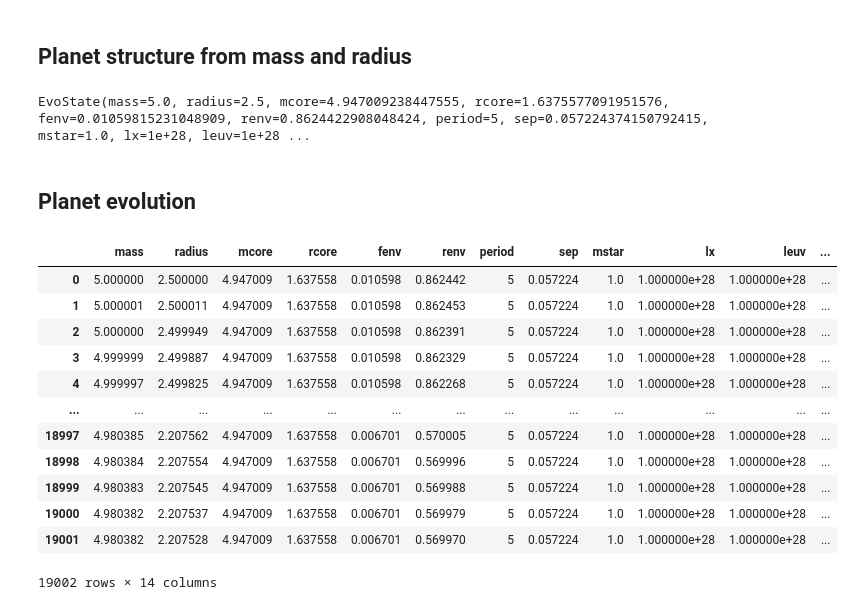
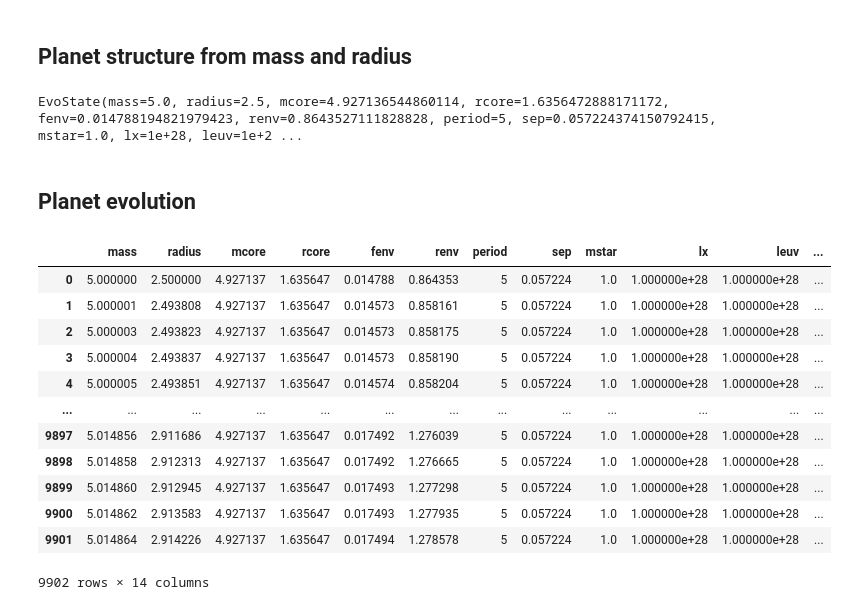
Before and after one commit to jorgefz/photoevolver, a Jupyter notebook: examples/future-evolution.ipynb, the cells around one changed output. Cells and saved outputs as stored; diff of their text form; code cells hidden in the pictures.

Commit message:
Fixed bug with fenv definition in evolution

```diff
--- a/examples/future-evolution.ipynb
+++ b/examples/future-evolution.ipynb
@@ -36,7 +34,7 @@ planet.set_models(
 Now that the planet's parameters and models have been set up,
 you can solve for its internal structure, namely its core and envelope parameters.
 """
-structure = planet.solve_structure(age=100.0)
+structure = planet.solve_structure(age=1000.0)
 
 """
 With this configuration, at the age of 100 Myr, the models tell us
@@ -45,33 +43,33 @@ and a gaseous envelope consisting on 1% of the planet's mass (`fenv`).
 """
 structure
 # %% [output]
-EvoState(mass=5.0, radius=2.5, mcore=4.947009238447555, rcore=1.6375577091951576, fenv=0.01059815231048909, renv=0.8624422908048424, period=5, sep=0.057224374150792415, mstar=1.0, lx=1e+28, leuv=1e+28 ...
+EvoState(mass=5.0, radius=2.5, mcore=4.927136544860114, rcore=1.6356472888171172, fenv=0.014788194821979423, renv=0.8643527111828828, period=5, sep=0.057224374150792415, mstar=1.0, lx=1e+28, leuv=1e+2 ...
 # %% [markdown]
 ## Planet evolution
 # %%
 """
 Now we can evolve the planet's envelope under thermal contraction and evaporation
 until the age of 2 Gyr with a fixed step size of 0.1 Myr.
 This function `evolve` performs the computation and returns a pandas data frame
 with columns for each simulation parameter, and rows that hold the value
 of these parameters on each time step.
 """
-evo_df = planet.evolve(start=100.0, end=2000.0, step=0.1, progressbar=True)
+evo_df = planet.evolve(start=1000.0, end=10.0, step=0.1, progressbar=True)
 evo_df
 # %% [output]
 |  | mass | radius | mcore | rcore | fenv | renv | period | sep | mstar | lx | leuv | ... |
-| 0 | 5.000000 | 2.500000 | 4.947009 | 1.637558 | 0.010598 | 0.862442 | 5 | 0.057224 | 1.0 | 1.000000e+28 | 1.000000e+28 | ... |
-| 1 | 5.000001 | 2.500011 | 4.947009 | 1.637558 | 0.010598 | 0.862453 | 5 | 0.057224 | 1.0 | 1.000000e+28 | 1.000000e+28 | ... |
-| 2 | 5.000000 | 2.499949 | 4.947009 | 1.637558 | 0.010598 | 0.862391 | 5 | 0.057224 | 1.0 | 1.000000e+28 | 1.000000e+28 | ... |
-| 3 | 4.999999 | 2.499887 | 4.947009 | 1.637558 | 0.010598 | 0.862329 | 5 | 0.057224 | 1.0 | 1.000000e+28 | 1.000000e+28 | ... |
-| 4 | 4.999997 | 2.499825 | 4.947009 | 1.637558 | 0.010598 | 0.862268 | 5 | 0.057224 | 1.0 | 1.000000e+28 | 1.000000e+28 | ... |
+| 0 | 5.000000 | 2.500000 | 4.927137 | 1.635647 | 0.014788 | 0.864353 | 5 | 0.057224 | 1.0 | 1.000000e+28 | 1.000000e+28 | ... |
+| 1 | 5.000001 | 2.493808 | 4.927137 | 1.635647 | 0.014573 | 0.858161 | 5 | 0.057224 | 1.0 | 1.000000e+28 | 1.000000e+28 | ... |
+| 2 | 5.000003 | 2.493823 | 4.927137 | 1.635647 | 0.014573 | 0.858175 | 5 | 0.057224 | 1.0 | 1.000000e+28 | 1.000000e+28 | ... |
+| 3 | 5.000004 | 2.493837 | 4.927137 | 1.635647 | 0.014573 | 0.858190 | 5 | 0.057224 | 1.0 | 1.000000e+28 | 1.000000e+28 | ... |
+| 4 | 5.000005 | 2.493851 | 4.927137 | 1.635647 | 0.014574 | 0.858204 | 5 | 0.057224 | 1.0 | 1.000000e+28 | 1.000000e+28 | ... |
 | ... | ... | ... | ... | ... | ... | ... | ... | ... | ... | ... | ... | ... |
-| 18997 | 4.980385 | 2.207562 | 4.947009 | 1.637558 | 0.006701 | 0.570005 | 5 | 0.057224 | 1.0 | 1.000000e+28 | 1.000000e+28 | ... |
-| 18998 | 4.980384 | 2.207554 | 4.947009 | 1.637558 | 0.006701 | 0.569996 | 5 | 0.057224 | 1.0 | 1.000000e+28 | 1.000000e+28 | ... |
-| 18999 | 4.980383 | 2.207545 | 4.947009 | 1.637558 | 0.006701 | 0.569988 | 5 | 0.057224 | 1.0 | 1.000000e+28 | 1.000000e+28 | ... |
-| 19000 | 4.980382 | 2.207537 | 4.947009 | 1.637558 | 0.006701 | 0.569979 | 5 | 0.057224 | 1.0 | 1.000000e+28 | 1.000000e+28 | ... |
-| 19001 | 4.980382 | 2.207528 | 4.947009 | 1.637558 | 0.006701 | 0.569970 | 5 | 0.057224 | 1.0 | 1.000000e+28 | 1.000000e+28 | ... |
+| 9897 | 5.014856 | 2.911686 | 4.927137 | 1.635647 | 0.017492 | 1.276039 | 5 | 0.057224 | 1.0 | 1.000000e+28 | 1.000000e+28 | ... |
+| 9898 | 5.014858 | 2.912313 | 4.927137 | 1.635647 | 0.017492 | 1.276665 | 5 | 0.057224 | 1.0 | 1.000000e+28 | 1.000000e+28 | ... |
+| 9899 | 5.014860 | 2.912945 | 4.927137 | 1.635647 | 0.017493 | 1.277298 | 5 | 0.057224 | 1.0 | 1.000000e+28 | 1.000000e+28 | ... |
+| 9900 | 5.014862 | 2.913583 | 4.927137 | 1.635647 | 0.017493 | 1.277935 | 5 | 0.057224 | 1.0 | 1.000000e+28 | 1.000000e+28 | ... |
+| 9901 | 5.014864 | 2.914226 | 4.927137 | 1.635647 | 0.017494 | 1.278578 | 5 | 0.057224 | 1.0 | 1.000000e+28 | 1.000000e+28 | ... |
-19002 rows × 14 columns
+9902 rows × 14 columns
 # %%
 """
 Now we will plot the radius and mass evolution of the planet.
```
Also changed, not shown: parts of 2 cells of this notebook, 4 other files.
